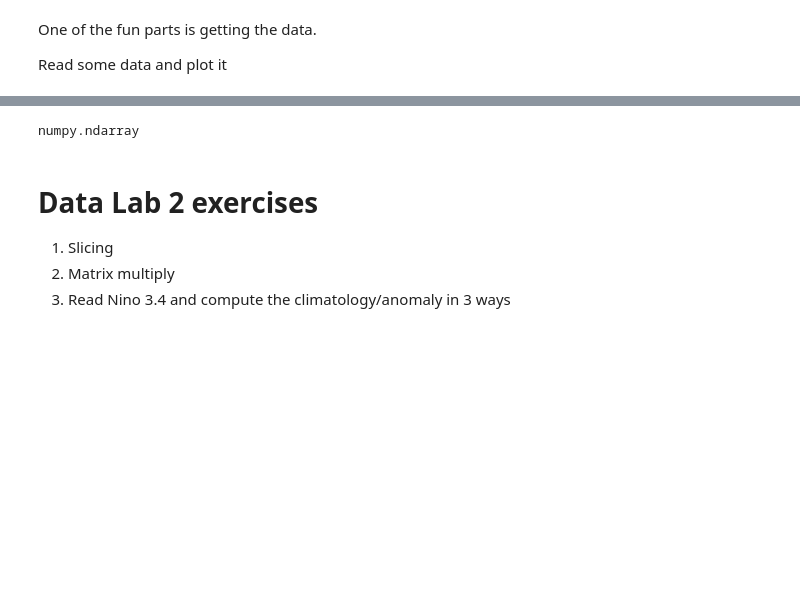
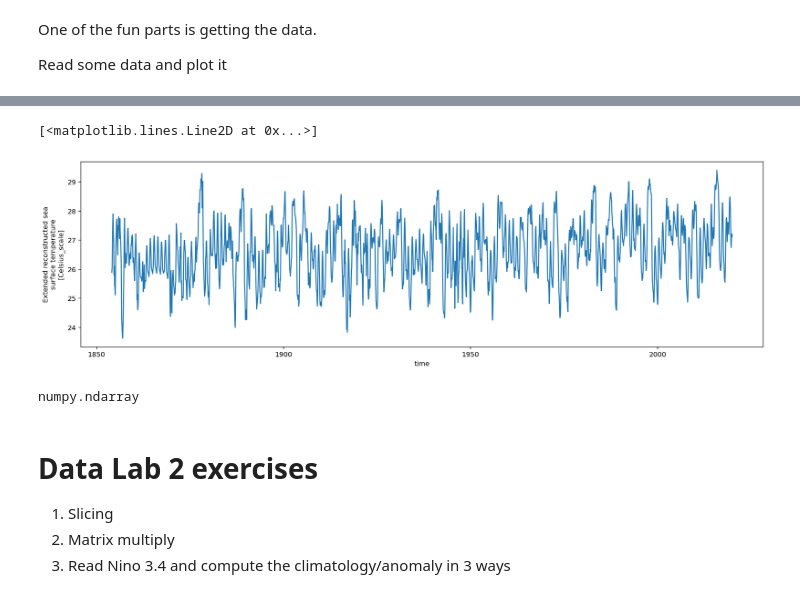
Before and after one commit to mktippett/ENSO-math, a Jupyter notebook: DataLab-02-WithoutAnswers.ipynb, the cells around one changed output, grey strips where cells are left out. Cells and saved outputs as stored; diff of their text form; code cells hidden in the pictures; blank space fills up the shorter version.

Commit message:
datalab2 xarray issues

```diff
--- a/DataLab-02-WithoutAnswers.ipynb
+++ b/DataLab-02-WithoutAnswers.ipynb
@@ -494,3 +494,20 @@ n34ds.sst.plot()
+# %%
+# function to help xarray understand months
+# Keep this!
+def fix_calendar(ds, timevar='T'):
+    if ds[timevar].attrs['calendar'] == '360':
+        ds[timevar].attrs['calendar'] = '360_day'
+    return ds
+
+n34ds = xr.open_dataset(nino_url, decode_times=False)
+
+n34ds = fix_calendar(n34ds)
+n34ds = xr.decode_cf(n34ds)
+fig, ax = plt.subplots(figsize=(18,5))
+n34ds.sst.plot()
+# %% [output]
+[<matplotlib.lines.Line2D at 0x...>]
+[figure, added]
 # %%
 # Convert an xarray dataarray to a numpy array
 n34 = n34ds.sst.values
```
Also changed, not shown: parts of 4 cells of this notebook.
